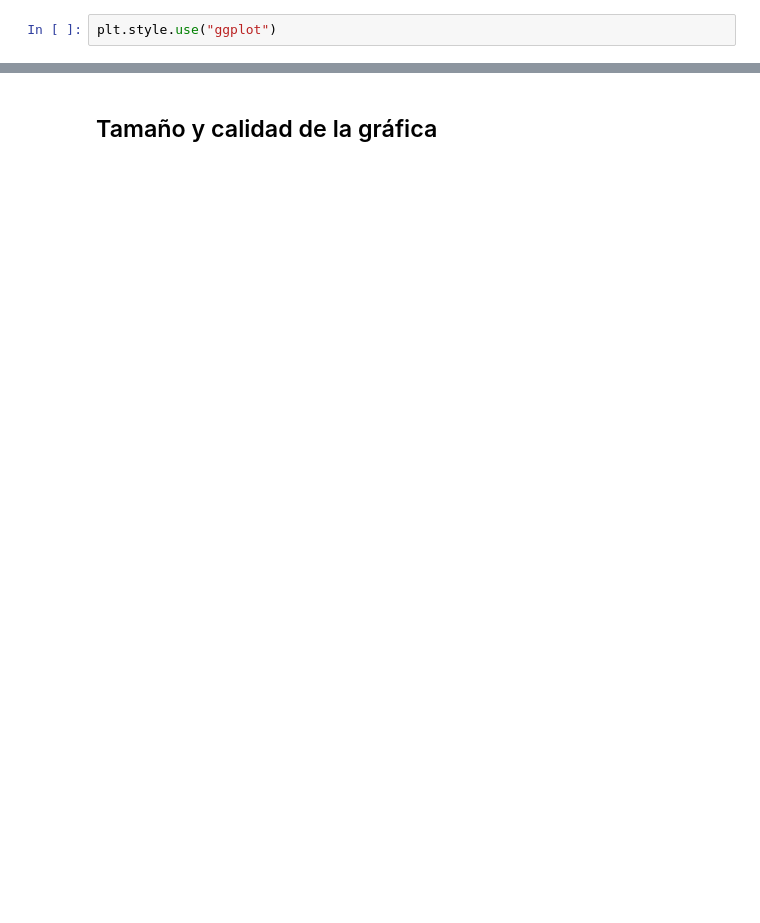
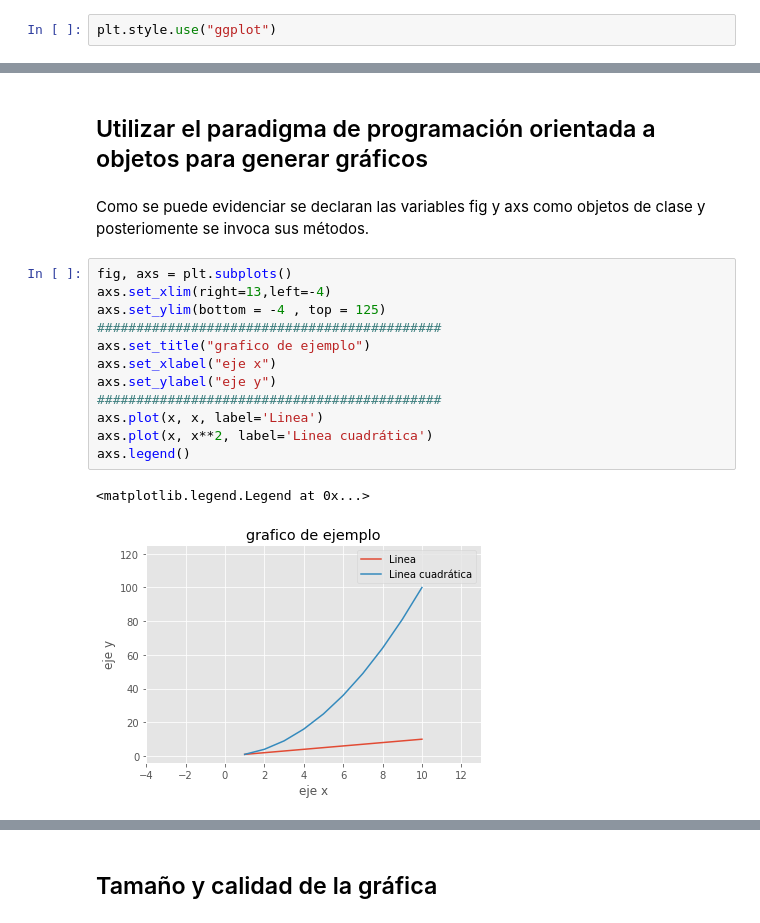
Before and after one commit to Crisdres/Manuales-Pandas-Python, a Jupyter notebook: Manual_pandas_python/Administracion_BBDD_3.ipynb, the cells around one changed output, grey strips where cells are left out. Drawn from its saved outputs; the diff is of its cells as text; blank space fills up the shorter version.

```diff
--- a/Manual_pandas_python/Administracion_BBDD_3.ipynb
+++ b/Manual_pandas_python/Administracion_BBDD_3.ipynb
@@ -27,0 +74,19 @@ plt.style.use("ggplot")
+# %% [markdown]
+## Utilizar el paradigma de programación orientada a objetos para generar gráficos
+# %% [markdown]
+Como se puede evidenciar se declaran las variables fig y axs como objetos de clase y posteriomente se invoca sus métodos.
+# %%
+fig, axs = plt.subplots()
+axs.set_xlim(right=13,left=-4)
+axs.set_ylim(bottom = -4 , top = 125)
+############################################
+axs.set_title("grafico de ejemplo")
+axs.set_xlabel("eje x")
+axs.set_ylabel("eje y")
+############################################
+axs.plot(x, x, label='Linea')
+axs.plot(x, x**2, label='Linea cuadrática')
+axs.legend()
+# %% [output]
+<matplotlib.legend.Legend at 0x...>
+[figure, added]
```
Also changed, not shown: parts of 49 cells of this notebook, 2 other files.
